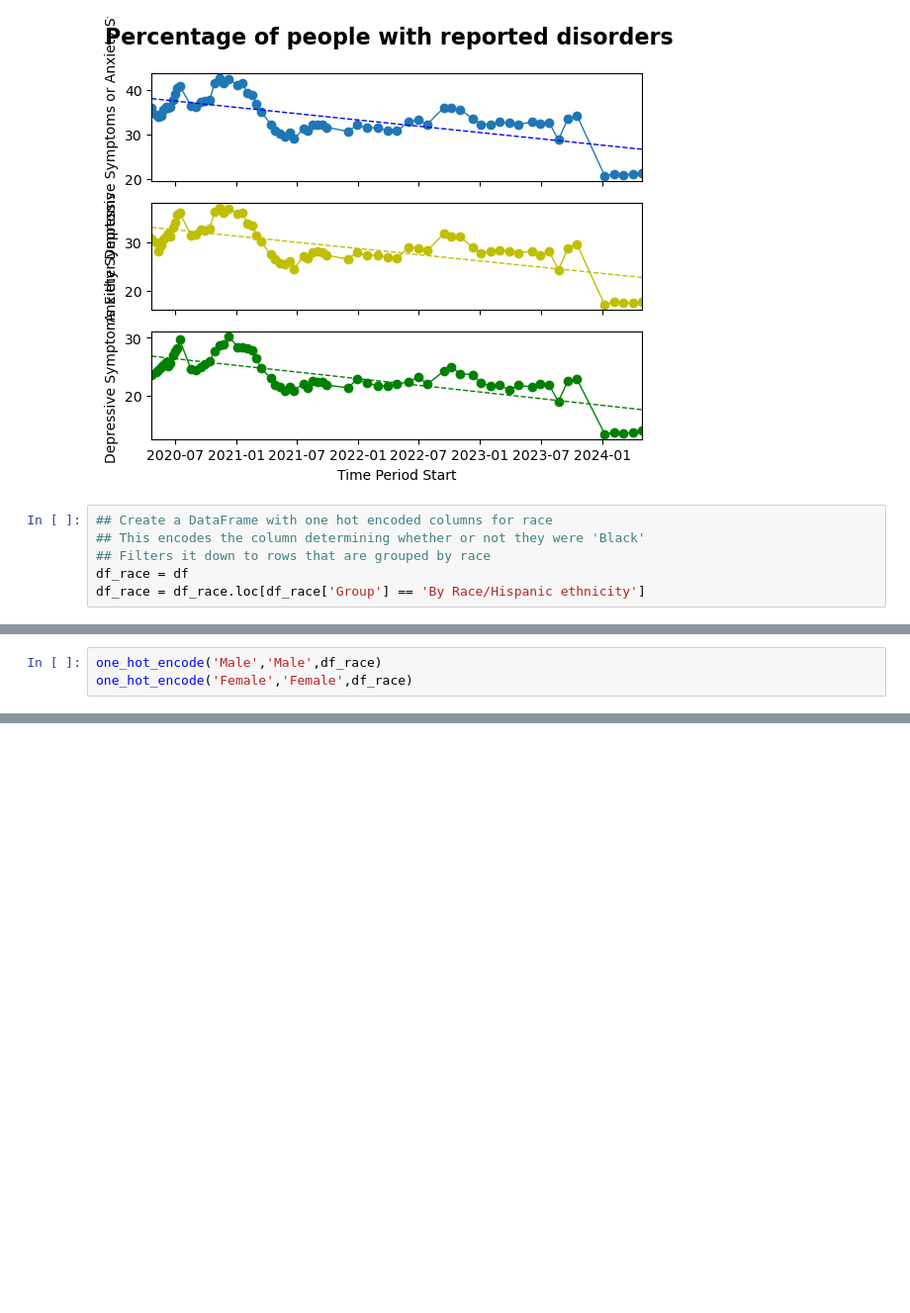
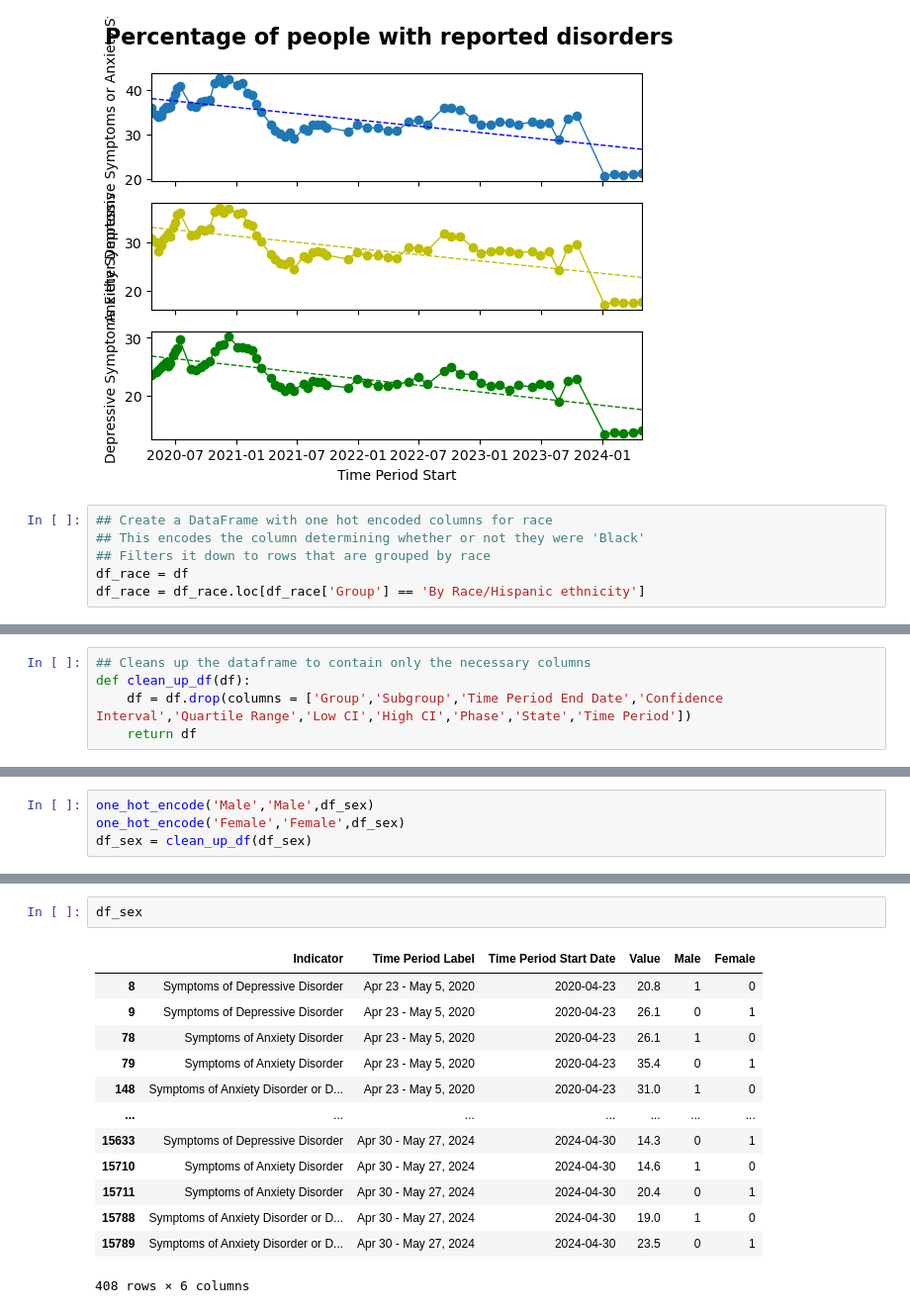
Before and after one commit to baraban7890/Unmasking-Anxiety, a Jupyter notebook: Project1.ipynb, the cells around one changed output, grey strips where cells are left out. Shown: that part at 99% size. Cells and saved outputs as stored; diff of their text form; blank space fills up the shorter version.

```diff
--- a/Project1.ipynb
+++ b/Project1.ipynb
@@ -231,3 +224,8 @@ Index(['Indicator', 'Group', 'State', 'Subgroup', 'Phase', 'Time Period',
+# %%
+## Cleans up the dataframe to contain only the necessary columns
+def clean_up_df(df):
+    df = df.drop(columns = ['Group','Subgroup','Time Period End Date','Confidence Interval','Quartile Range','Low CI','High CI','Phase','State','Time Period'])
+    return df
 # %%
 ## This encodes the column determining whether or not they were 'White' and single race, 1 if they are and 0 if they are not
 one_hot_encode('Black','Non-Hispanic Black, single race',df_race)
@@ -279,3 +291,4 @@ array(['Male', 'Female'], dtype=object)
 # %%
-one_hot_encode('Male','Male',df_race)
-one_hot_encode('Female','Female',df_race)
+one_hot_encode('Male','Male',df_sex)
+one_hot_encode('Female','Female',df_sex)
+df_sex = clean_up_df(df_sex)
@@ -281,0 +306,16 @@ one_hot_encode('Female','Female',df_race)
+# %%
+df_sex
+# %% [output]
+|  | Indicator | Time Period Label | Time Period Start Date | Value | Male | Female |
+| 8 | Symptoms of Depressive Disorder | Apr 23 - May 5, 2020 | 2020-04-23 | 20.8 | 1 | 0 |
+| 9 | Symptoms of Depressive Disorder | Apr 23 - May 5, 2020 | 2020-04-23 | 26.1 | 0 | 1 |
+| 78 | Symptoms of Anxiety Disorder | Apr 23 - May 5, 2020 | 2020-04-23 | 26.1 | 1 | 0 |
+| 79 | Symptoms of Anxiety Disorder | Apr 23 - May 5, 2020 | 2020-04-23 | 35.4 | 0 | 1 |
+| 148 | Symptoms of Anxiety Disorder or D... | Apr 23 - May 5, 2020 | 2020-04-23 | 31.0 | 1 | 0 |
+| ... | ... | ... | ... | ... | ... | ... |
+| 15633 | Symptoms of Depressive Disorder | Apr 30 - May 27, 2024 | 2024-04-30 | 14.3 | 0 | 1 |
+| 15710 | Symptoms of Anxiety Disorder | Apr 30 - May 27, 2024 | 2024-04-30 | 14.6 | 1 | 0 |
+| 15711 | Symptoms of Anxiety Disorder | Apr 30 - May 27, 2024 | 2024-04-30 | 20.4 | 0 | 1 |
+| 15788 | Symptoms of Anxiety Disorder or D... | Apr 30 - May 27, 2024 | 2024-04-30 | 19.0 | 1 | 0 |
+| 15789 | Symptoms of Anxiety Disorder or D... | Apr 30 - May 27, 2024 | 2024-04-30 | 23.5 | 0 | 1 |
+408 rows × 6 columns
```
Also changed, not shown: parts of 8 cells of this notebook.
